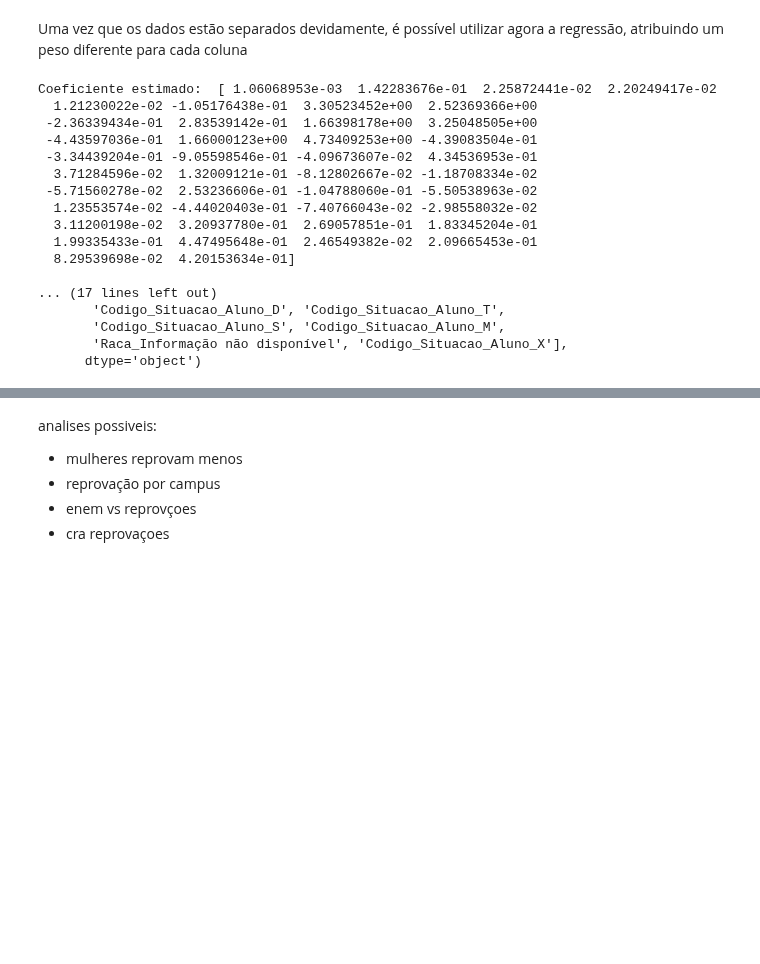
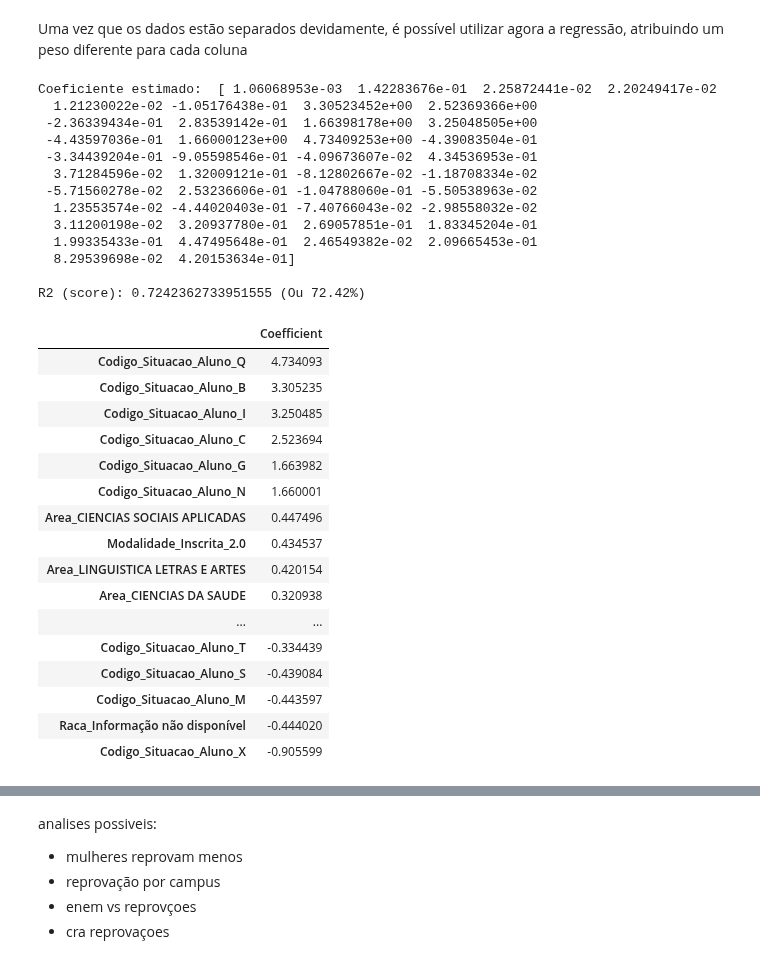
Before and after one commit to Duds04/Projeto_Dados, a Jupyter notebook: src/Regressoes.ipynb, the cells around one changed output, grey strips where cells are left out. Drawn from its saved outputs; the diff is of its cells as text; code cells hidden in the pictures; blank space fills up the shorter version.

```diff
--- a/src/Regressoes.ipynb
+++ b/src/Regressoes.ipynb
@@ -278,29 +278,44 @@ Uma vez que os dados estão separados devidamente, é possível utilizar agora a
 # %%
 
 lm = LinearRegression()
 lm.fit(x, y)
 
 print('Coeficiente estimado: ', lm.coef_) # Coeficientes encontrados, ou seja, qual o peso de cada atributo
 print(f"\nR2 (score): {lm.score(x,y)} (Ou {(lm.score(x,y)*100):.2f}%)") # R2 Score, ou seja, quão bom é o modelo
-print(f"\nCoeficiente de maior peso: {x.columns[lm.coef_.argmax()]}") # Atributo com maior peso
+
+coeff_df = pd.DataFrame(lm.coef_, x.columns, columns=['Coefficient'])
+coeff_df.sort_values(by='Coefficient', ascending=False) # Atributos ordenados por ordem de importancia
 # %% [output]
 Coeficiente estimado:  [ 1.06068953e-03  1.42283676e-01  2.25872441e-02  2.20249417e-02
   1.21230022e-02 -1.05176438e-01  3.30523452e+00  2.52369366e+00
  -2.36339434e-01  2.83539142e-01  1.66398178e+00  3.25048505e+00
  -4.43597036e-01  1.66000123e+00  4.73409253e+00 -4.39083504e-01
  -3.34439204e-01 -9.05598546e-01 -4.09673607e-02  4.34536953e-01
   3.71284596e-02  1.32009121e-01 -8.12802667e-02 -1.18708334e-02
  -5.71560278e-02  2.53236606e-01 -1.04788060e-01 -5.50538963e-02
   1.23553574e-02 -4.44020403e-01 -7.40766043e-02 -2.98558032e-02
   3.11200198e-02  3.20937780e-01  2.69057851e-01  1.83345204e-01
   1.99335433e-01  4.47495648e-01  2.46549382e-02  2.09665453e-01
   8.29539698e-02  4.20153634e-01]
 
-... (17 lines left out)
-       'Codigo_Situacao_Aluno_D', 'Codigo_Situacao_Aluno_T',
-       'Codigo_Situacao_Aluno_S', 'Codigo_Situacao_Aluno_M',
-       'Raca_Informação não disponível', 'Codigo_Situacao_Aluno_X'],
-      dtype='object')
+R2 (score): 0.7242362733951555 (Ou 72.42%)
+|  | Coefficient |
+| Codigo_Situacao_Aluno_Q | 4.734093 |
+| Codigo_Situacao_Aluno_B | 3.305235 |
+| Codigo_Situacao_Aluno_I | 3.250485 |
+| Codigo_Situacao_Aluno_C | 2.523694 |
+| Codigo_Situacao_Aluno_G | 1.663982 |
+| Codigo_Situacao_Aluno_N | 1.660001 |
+| Area_CIENCIAS SOCIAIS APLICADAS | 0.447496 |
+| Modalidade_Inscrita_2.0 | 0.434537 |
+| Area_LINGUISTICA LETRAS E ARTES | 0.420154 |
+| Area_CIENCIAS DA SAUDE | 0.320938 |
+| ... | ... |
+| Codigo_Situacao_Aluno_T | -0.334439 |
+| Codigo_Situacao_Aluno_S | -0.439084 |
+| Codigo_Situacao_Aluno_M | -0.443597 |
+| Raca_Informação não disponível | -0.444020 |
+| Codigo_Situacao_Aluno_X | -0.905599 |
 # %% [markdown]
 Veja que o nosso modelo teve um desemenho considerado muito bom (O valor de $R^2$ normalmente varia entre 0 e 1, sendo que em 1 ele consegue prever todos os dados com 100% de acurácia. No nosso caso, um score de 72.42% pode ser considerado um bom score).
 
```
Also changed, not shown: parts of 3 cells of this notebook.
